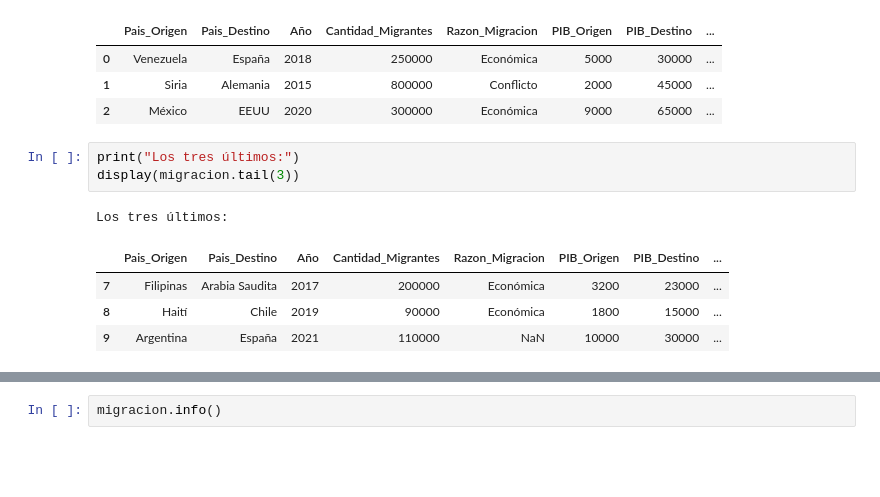
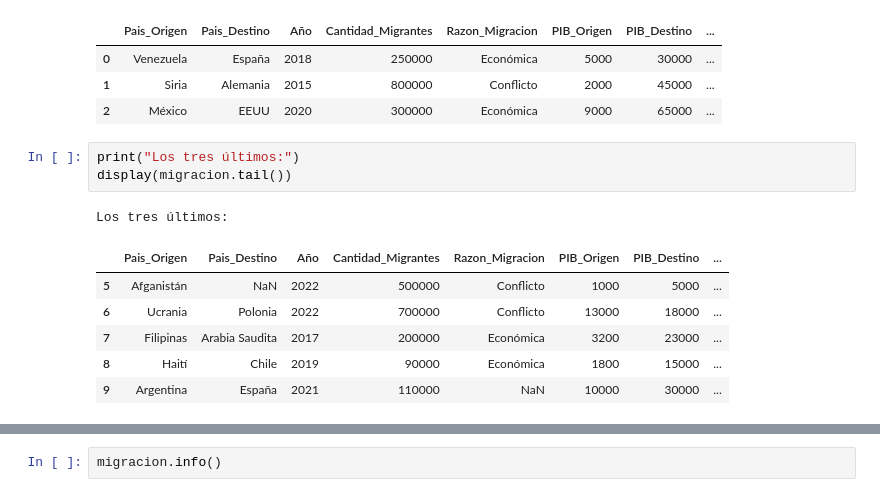
Before and after one commit to AenimaLabs/CienciaDatos0067, a Jupyter notebook: Evaluacion_Final_M3.ipynb, the cells around one changed output, grey strips where cells are left out. Drawn from its saved outputs; the diff is of its cells as text; blank space fills up the shorter version.

```diff
--- a/Evaluacion_Final_M3.ipynb
+++ b/Evaluacion_Final_M3.ipynb
@@ -50,10 +50,12 @@ Los tres primeros:
 | 2 | México | EEUU | 2020 | 300000 | Económica | 9000 | 65000 | ... |
 # %%
 print("Los tres últimos:")
-display(migracion.tail(3))
+display(migracion.tail())
 # %% [output]
 Los tres últimos:
 |  | Pais_Origen | Pais_Destino | Año | Cantidad_Migrantes | Razon_Migracion | PIB_Origen | PIB_Destino | ... |
+| 5 | Afganistán | NaN | 2022 | 500000 | Conflicto | 1000 | 5000 | ... |
+| 6 | Ucrania | Polonia | 2022 | 700000 | Conflicto | 13000 | 18000 | ... |
 | 7 | Filipinas | Arabia Saudita | 2017 | 200000 | Económica | 3200 | 23000 | ... |
 | 8 | Haití | Chile | 2019 | 90000 | Económica | 1800 | 15000 | ... |
 | 9 | Argentina | España | 2021 | 110000 | NaN | 10000 | 30000 | ... |
```
Also changed, not shown: parts of 6 cells of this notebook.
